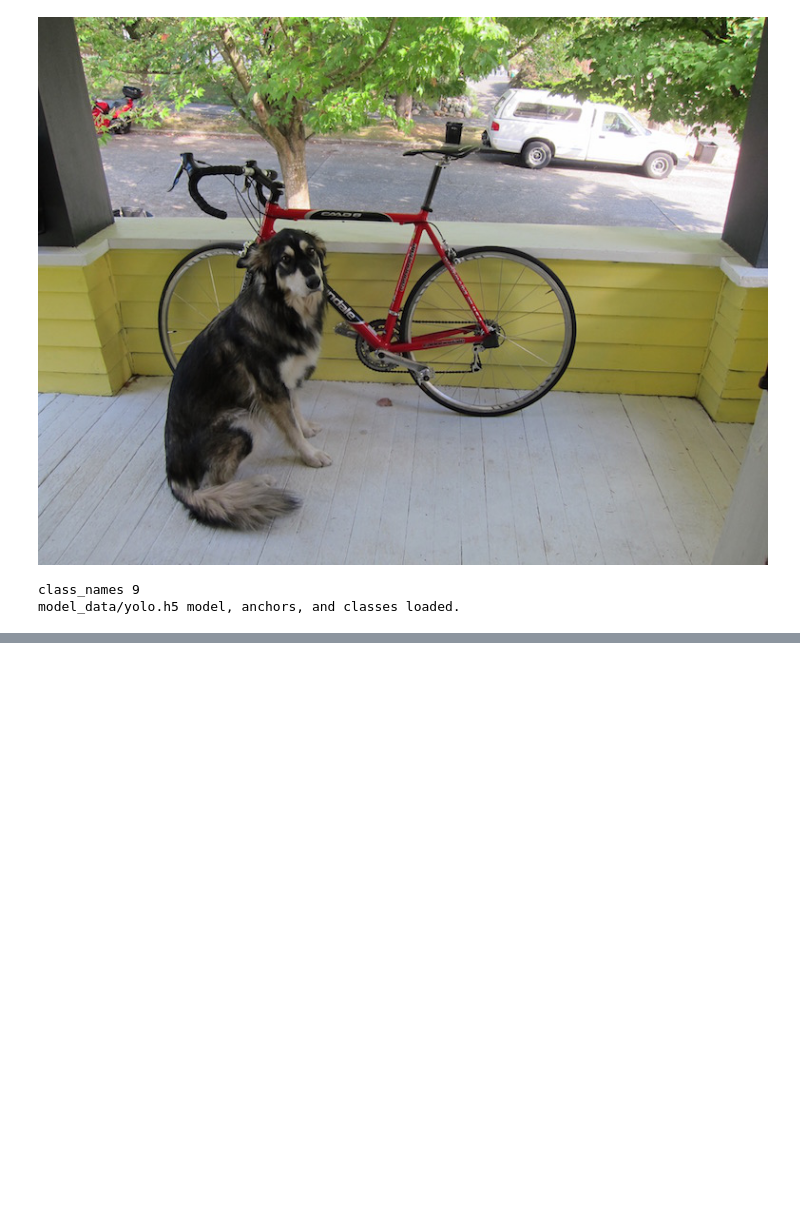
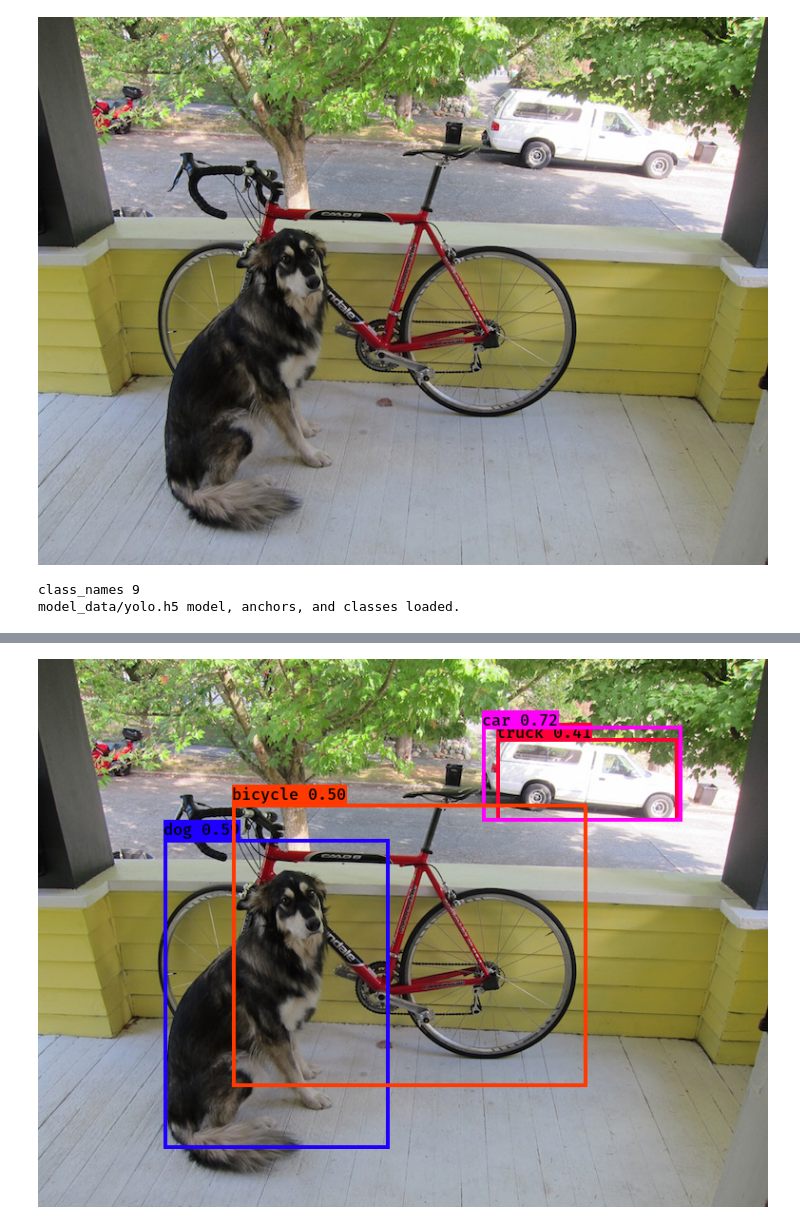
Before and after one commit to waitingSu/DL50Days, a Jupyter notebook: homework/Day40_tiny_yolov3_keras_HW.ipynb, the cells around one changed output, grey strips where cells are left out. Drawn from its saved outputs; the diff is of its cells as text; code cells hidden in the pictures; blank space fills up the shorter version.

Commit message:
更快的檢測模型 - tiny YOLOv3

```diff
--- a/homework/Day40_tiny_yolov3_keras_HW.ipynb
+++ b/homework/Day40_tiny_yolov3_keras_HW.ipynb
@@ -298,3 +298,16 @@ Sun Apr 11 11:23:11 2021
 |        ID   ID                                                   Usage      |
 |=============================================================================|
 +-----------------------------------------------------------------------------+
+# %%
+# 下載 tiny-yolov3 的網路權重，並且把權重轉換為 keras 能夠讀取的格式
+tiny_yolo_model_path = "model_data/yolov3-tiny.h5"
+tiny_yolo_anchor_file = "model_data/tiny_yolo_anchors.txt"
+if not os.path.exists(tiny_yolo_model_path):
+  print("yolov3-tiny weights doesn't exist, downloading...")
+  os.system("wget https://pjreddie.com/media/files/yolov3-tiny.weights")
+  print("Converting yolov3-tiny.weights to yolov3-tiny.h5...")
+  os.system("python convert.py yolov3-tiny.cfg yolov3-tiny.weights %s" % tiny_yolo_model_path)
+  if os.path.exists(tiny_yolo_model_path):
+    print("Done!")
+  else:
+    print("Strange, model doesn't exist, pleace check")
@@ -300,0 +318,2 @@ Sun Apr 11 11:23:11 2021
+# %%
+tiny_yolo = YOLO(model_path = tiny_yolo_model_path, anchors_path = tiny_yolo_anchor_file) # 提供 tiny-yolov3 的模型以及 anchor 檔案來初始化 YOLO
@@ -300,0 +347,2 @@ Sun Apr 11 11:23:11 2021
+# %%
+tiny_yolo_r_image = tiny_yolo.detect_image(image)
@@ -300,0 +357,4 @@ Sun Apr 11 11:23:11 2021
+# %%
+tiny_yolo_r_image
+# %% [output]
+[figure, added]
```
Also changed, not shown: parts of 8 cells of this notebook.
